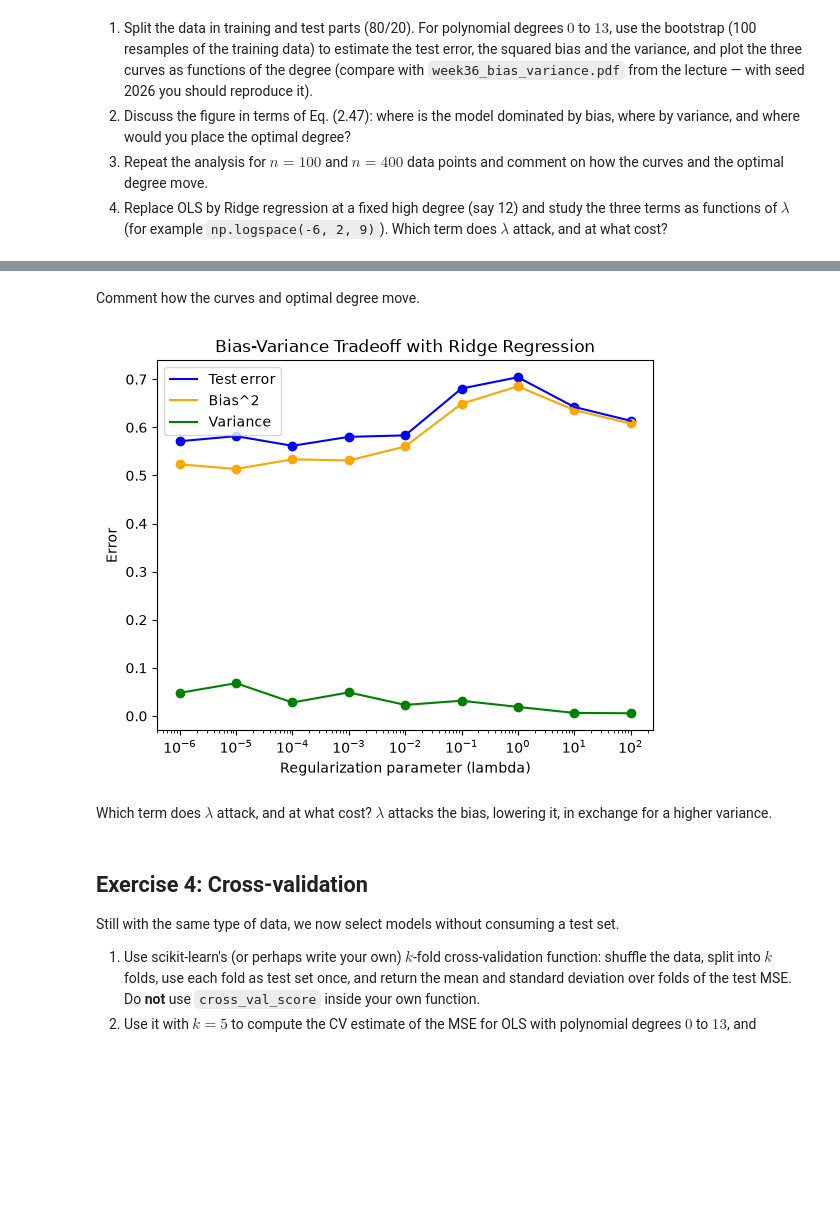
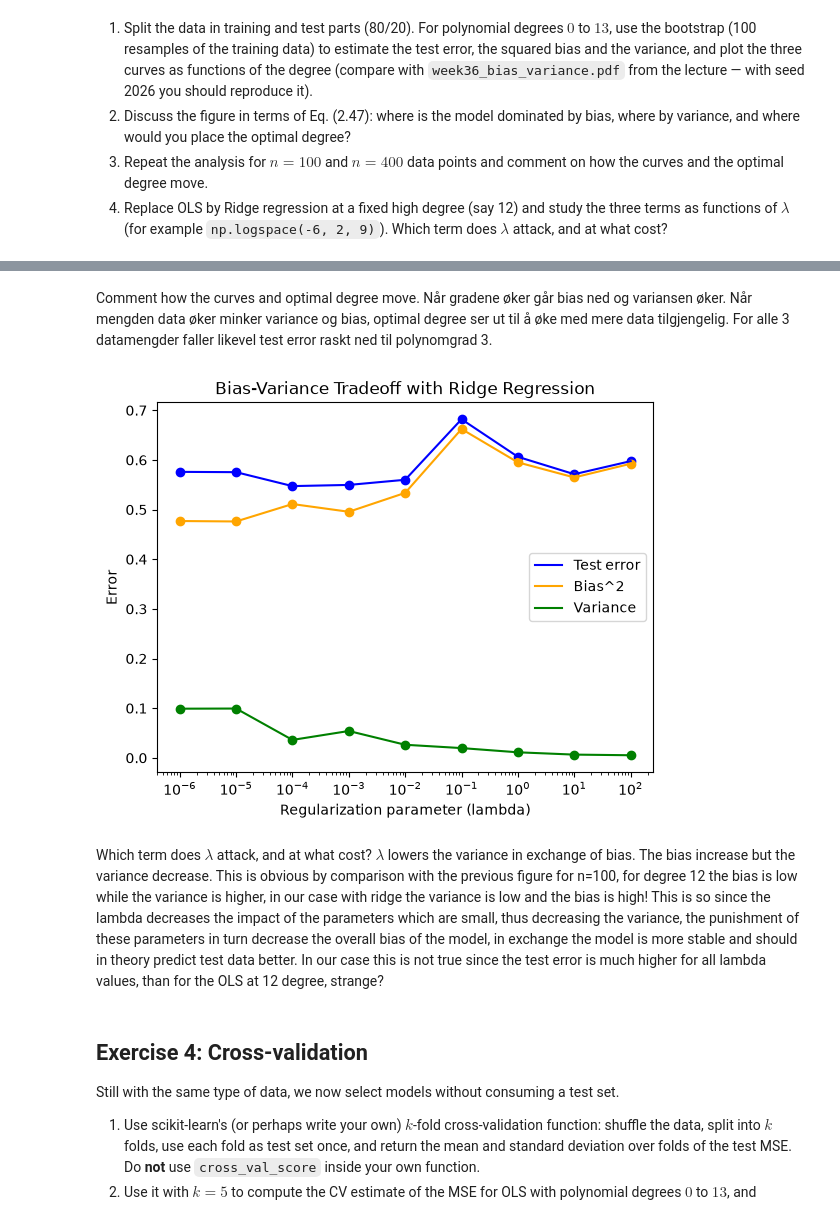
Before and after one commit to Timholmen96/MachineLearningUiO, a Jupyter notebook: doc/WeeklyMaterial/week36/exercisesweek36.ipynb, the cells around one changed output, grey strips where cells are left out. Drawn from its saved outputs; the diff is of its cells as text; code cells hidden in the pictures; blank space fills up the shorter version.

```diff
--- a/doc/WeeklyMaterial/week36/exercisesweek36.ipynb
+++ b/doc/WeeklyMaterial/week36/exercisesweek36.ipynb
@@ -234,45 +204,58 @@ plt.show()
 # %% [markdown]
 Comment how the curves and optimal degree move.
+Når gradene øker går bias ned og variansen øker.
+Når mengden data øker minker variance og bias, optimal degree ser ut til å øke med mere data tilgjengelig. For alle 3 datamengder faller likevel test error raskt ned til polynomgrad 3.
 # %%
 # Ridge regression, choose n = 100 for this example
 deg = 12
 lambdas = np.logspace(-6,2,9)
 
+def bootstrap_bias_variance_ridge(n_bs, lam, deg=deg):
+    x = np.linspace(-3, 3, 100).reshape(-1, 1)
+    y = np.exp(-x**2) + 1.5 * np.exp(-(x - 2)**2) + np.random.normal(0, 0.1, x.shape)
+
+    x_train, x_test, y_train, y_test = train_test_split(x, y, test_size=0.2, random_state=2026)
+
+    y_pred = np.zeros((y_test.shape[0], n_bs))
+
+    model = make_pipeline(PolynomialFeatures(degree=deg), StandardScaler(), Ridge(alpha=lam, fit_intercept=False))
+
+    for i in range(n_bs):
+        x_bs, y_bs = resample(x_train, y_train)
+        model.fit(x_bs, y_bs)
+        y_pred[:, i] = model.predict(x_test).ravel()
+
+    mean_prediction = np.mean(y_pred, axis=1, keepdims=True)
+
+    error = np.mean(np.mean((y_test - y_pred)**2, axis=1, keepdims=True))
+    bias = np.mean((y_test - mean_prediction)**2)
+    variance = np.mean(np.var(y_pred, axis=1, keepdims=True))
+
+    return error, bias, variance
 error_r = np.zeros(len(lambdas))
 bias_r = np.zeros(len(lambdas))
 variance_r = np.zeros(len(lambdas))
 
 for index, lam in enumerate(lambdas):
-    model = make_pipeline(PolynomialFeatures(degree=deg), StandardScaler(), Ridge(alpha=lam, fit_intercept=False))
-
-    for i in range(n_bs):
-        x_2, y_2 = resample(x2_train, y2_train)
-        model.fit(x_2, y_2)
-        y2_pred[:,i] = model.predict(x2_test).ravel()
-
-    mean_prediction = np.mean(y2_pred, axis=1, keepdims=True)
-
-    error_r[index] = np.mean(np.mean((y2_test - y2_pred)**2, axis=1, keepdims=True))
-    bias_r[index] = np.mean((y2_test - mean_prediction)**2)
-    variance_r[index] = np.mean(np.var(y2_pred, axis=1, keepdims=True))
+    error_r[index], bias_r[index], variance_r[index] = bootstrap_bias_variance_ridge(100, lam)
 
 plt.plot(lambdas, error_r, label="Test error", color = "blue")
 plt.scatter(lambdas, error_r, color="blue")
 plt.plot(lambdas, bias_r, label="Bias^2", color = "orange")
 plt.scatter(lambdas, bias_r, color="orange")
 plt.plot(lambdas, variance_r, label="Variance", color = "green")
 plt.scatter(lambdas, variance_r, color="green")
 plt.xscale("log")
 plt.xlabel("Regularization parameter (lambda)")
 plt.ylabel("Error")
 plt.title("Bias-Variance Tradeoff with Ridge Regression")
 plt.legend()
 plt.show()
 # %% [output]
-[figure, old version]
+[figure, new version]
 # %% [markdown]
 Which term does $\lambda$ attack, and at what cost?
-$\lambda$ attacks the bias, lowering it, in exchange for a higher variance.
+$\lambda$ lowers the variance in exchange of bias. The bias increase but the variance decrease. This is obvious by comparison with the previous figure for n=100, for degree 12 the bias is low while the variance is higher, in our case with ridge the variance is low and the bias is high! This is so since the lambda decreases the impact of the parameters which are small, thus decreasing the variance, the punishment of these parameters in turn decrease the overall bias of the model, in exchange the model is more stable and should in theory predict test data better. In our case this is not true since the test error is much higher for all lambda values, than for the OLS at 12 degree, strange?
 # %% [markdown]
 ## Exercise 4: Cross-validation
 
```
Also changed, not shown: parts of 8 cells of this notebook, 1 other file.
